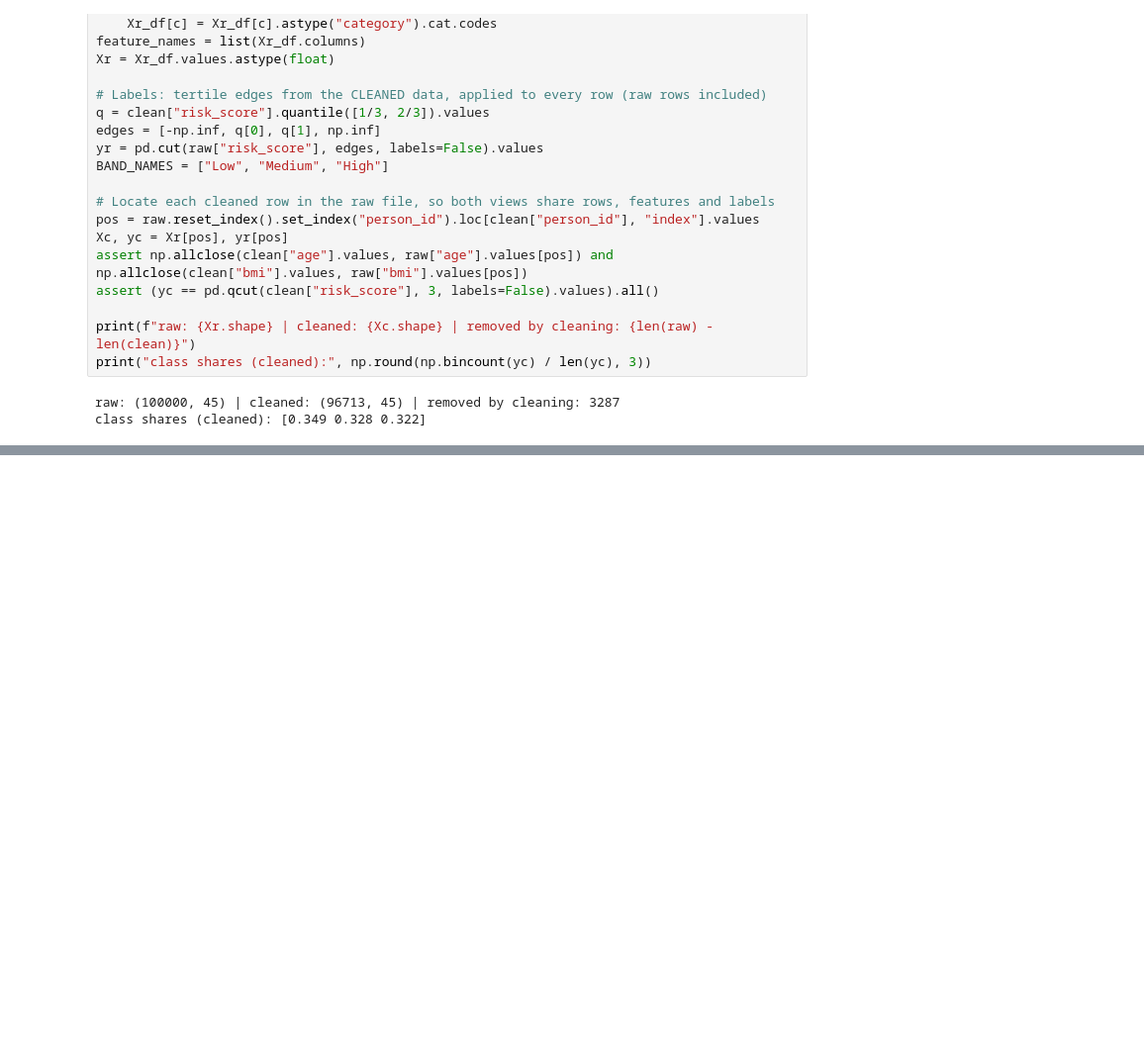
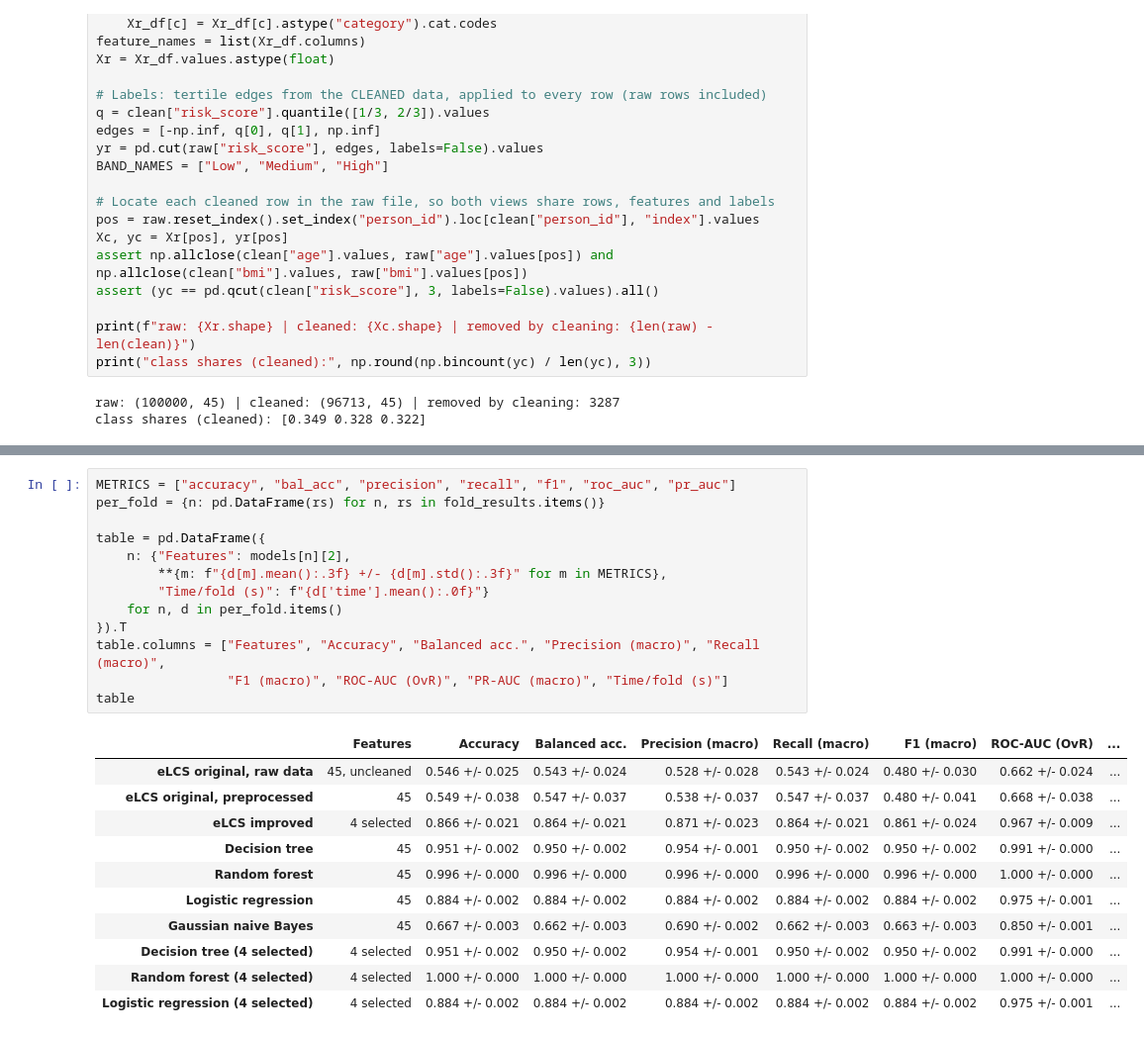
Before and after one commit to hrt9888/ENGE707-Group-Project-DBI, a Jupyter notebook: Phase 2 task 6.ipynb, the cells around one changed output, grey strips where cells are left out. Shown at 99% size. Drawn from its saved outputs; the diff is of its cells as text; blank space fills up the shorter version.

```diff
--- a/Phase 2 task 6.ipynb
+++ b/Phase 2 task 6.ipynb
@@ -114,0 +167,25 @@ NameError: name 'GaussianNB' is not defined
+# %%
+METRICS = ["accuracy", "bal_acc", "precision", "recall", "f1", "roc_auc", "pr_auc"]
+per_fold = {n: pd.DataFrame(rs) for n, rs in fold_results.items()}
+
+table = pd.DataFrame({
+    n: {"Features": models[n][2],
+        **{m: f"{d[m].mean():.3f} +/- {d[m].std():.3f}" for m in METRICS},
+        "Time/fold (s)": f"{d['time'].mean():.0f}"}
+    for n, d in per_fold.items()
+}).T
+table.columns = ["Features", "Accuracy", "Balanced acc.", "Precision (macro)", "Recall (macro)",
+                 "F1 (macro)", "ROC-AUC (OvR)", "PR-AUC (macro)", "Time/fold (s)"]
+table
+# %% [output]
+|  | Features | Accuracy | Balanced acc. | Precision (macro) | Recall (macro) | F1 (macro) | ROC-AUC (OvR) | ... |
+| eLCS original, raw data | 45, uncleaned | 0.546 +/- 0.025 | 0.543 +/- 0.024 | 0.528 +/- 0.028 | 0.543 +/- 0.024 | 0.480 +/- 0.030 | 0.662 +/- 0.024 | ... |
+| eLCS original, preprocessed | 45 | 0.549 +/- 0.038 | 0.547 +/- 0.037 | 0.538 +/- 0.037 | 0.547 +/- 0.037 | 0.480 +/- 0.041 | 0.668 +/- 0.038 | ... |
+| eLCS improved | 4 selected | 0.866 +/- 0.021 | 0.864 +/- 0.021 | 0.871 +/- 0.023 | 0.864 +/- 0.021 | 0.861 +/- 0.024 | 0.967 +/- 0.009 | ... |
+| Decision tree | 45 | 0.951 +/- 0.002 | 0.950 +/- 0.002 | 0.954 +/- 0.001 | 0.950 +/- 0.002 | 0.950 +/- 0.002 | 0.991 +/- 0.000 | ... |
+| Random forest | 45 | 0.996 +/- 0.000 | 0.996 +/- 0.000 | 0.996 +/- 0.000 | 0.996 +/- 0.000 | 0.996 +/- 0.000 | 1.000 +/- 0.000 | ... |
+| Logistic regression | 45 | 0.884 +/- 0.002 | 0.884 +/- 0.002 | 0.884 +/- 0.002 | 0.884 +/- 0.002 | 0.884 +/- 0.002 | 0.975 +/- 0.001 | ... |
+| Gaussian naive Bayes | 45 | 0.667 +/- 0.003 | 0.662 +/- 0.003 | 0.690 +/- 0.002 | 0.662 +/- 0.003 | 0.663 +/- 0.003 | 0.850 +/- 0.001 | ... |
+| Decision tree (4 selected) | 4 selected | 0.951 +/- 0.002 | 0.950 +/- 0.002 | 0.954 +/- 0.001 | 0.950 +/- 0.002 | 0.950 +/- 0.002 | 0.991 +/- 0.000 | ... |
+| Random forest (4 selected) | 4 selected | 1.000 +/- 0.000 | 1.000 +/- 0.000 | 1.000 +/- 0.000 | 1.000 +/- 0.000 | 1.000 +/- 0.000 | 1.000 +/- 0.000 | ... |
+| Logistic regression (4 selected) | 4 selected | 0.884 +/- 0.002 | 0.884 +/- 0.002 | 0.884 +/- 0.002 | 0.884 +/- 0.002 | 0.884 +/- 0.002 | 0.975 +/- 0.001 | ... |
```
Also changed, not shown: parts of 4 cells of this notebook.
